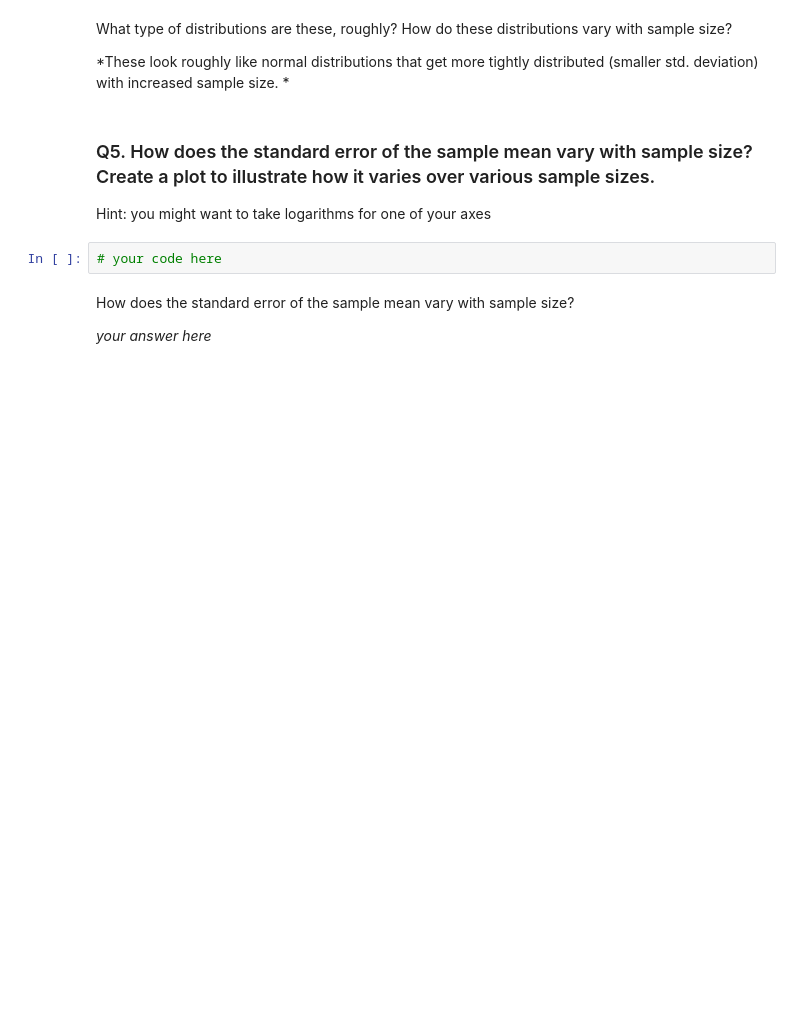
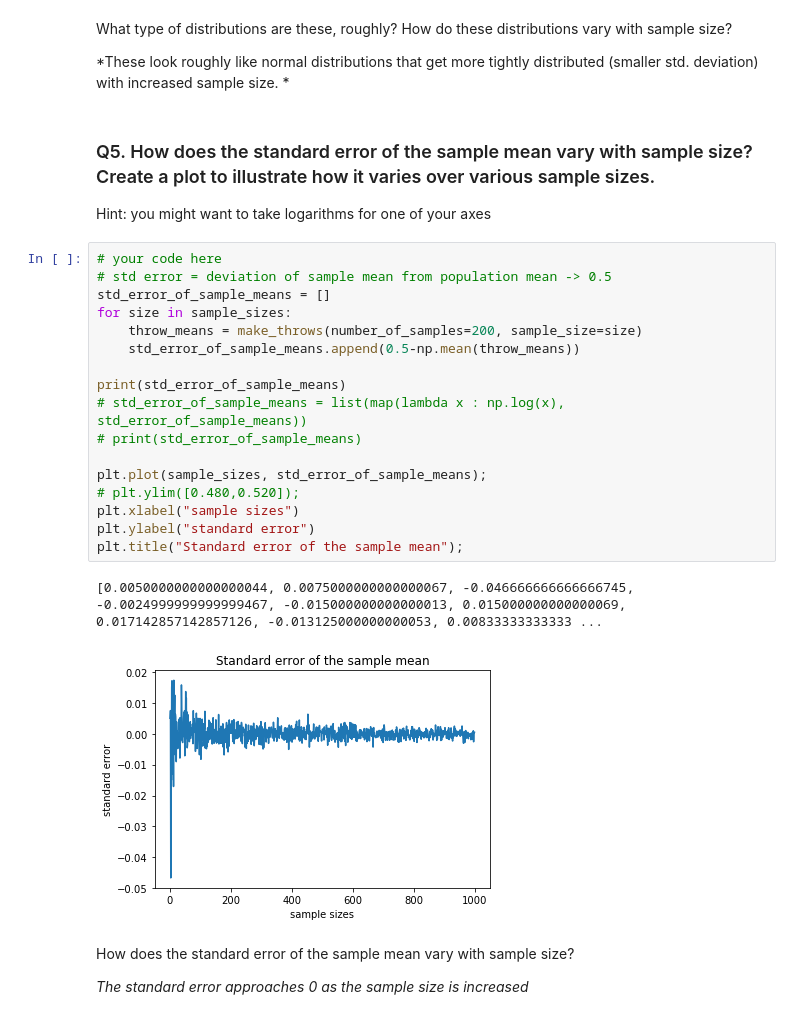
Before and after one commit to meganross/a-2017, a Jupyter notebook: cs109a_hw0.ipynb, the cells around one changed output. Drawn from its saved outputs; the diff is of its cells as text; blank space fills up the shorter version.

```diff
--- a/cs109a_hw0.ipynb
+++ b/cs109a_hw0.ipynb
@@ -228,9 +228,27 @@ What type of distributions are these, roughly? How do these distributions vary w
 ### Q5. How does the standard error of the sample mean vary with sample size? Create a plot to illustrate how it varies over various sample sizes.
 
 Hint: you might want to take logarithms for one of your axes
-# %%
-# your code here
+# %%
+# your code here
+# std error = deviation of sample mean from population mean -> 0.5
+std_error_of_sample_means = []
+for size in sample_sizes:
+    throw_means = make_throws(number_of_samples=200, sample_size=size)
+    std_error_of_sample_means.append(0.5-np.mean(throw_means))
+
+print(std_error_of_sample_means)
+# std_error_of_sample_means = list(map(lambda x : np.log(x), std_error_of_sample_means))
+# print(std_error_of_sample_means)
+
+plt.plot(sample_sizes, std_error_of_sample_means);
+# plt.ylim([0.480,0.520]);
+plt.xlabel("sample sizes")
+plt.ylabel("standard error")
+plt.title("Standard error of the sample mean");
+# %% [output]
+[0.0050000000000000044, 0.0075000000000000067, -0.046666666666666745, -0.0024999999999999467, -0.015000000000000013, 0.015000000000000069, 0.017142857142857126, -0.013125000000000053, 0.00833333333333 ...
+[figure, added]
 # %% [markdown]
 How does the standard error of the sample mean vary with sample size?
 
-*your answer here*
+*The standard error approaches 0 as the sample size is increased*
```
Also changed, not shown: parts of 12 cells of this notebook, 36 other files.
